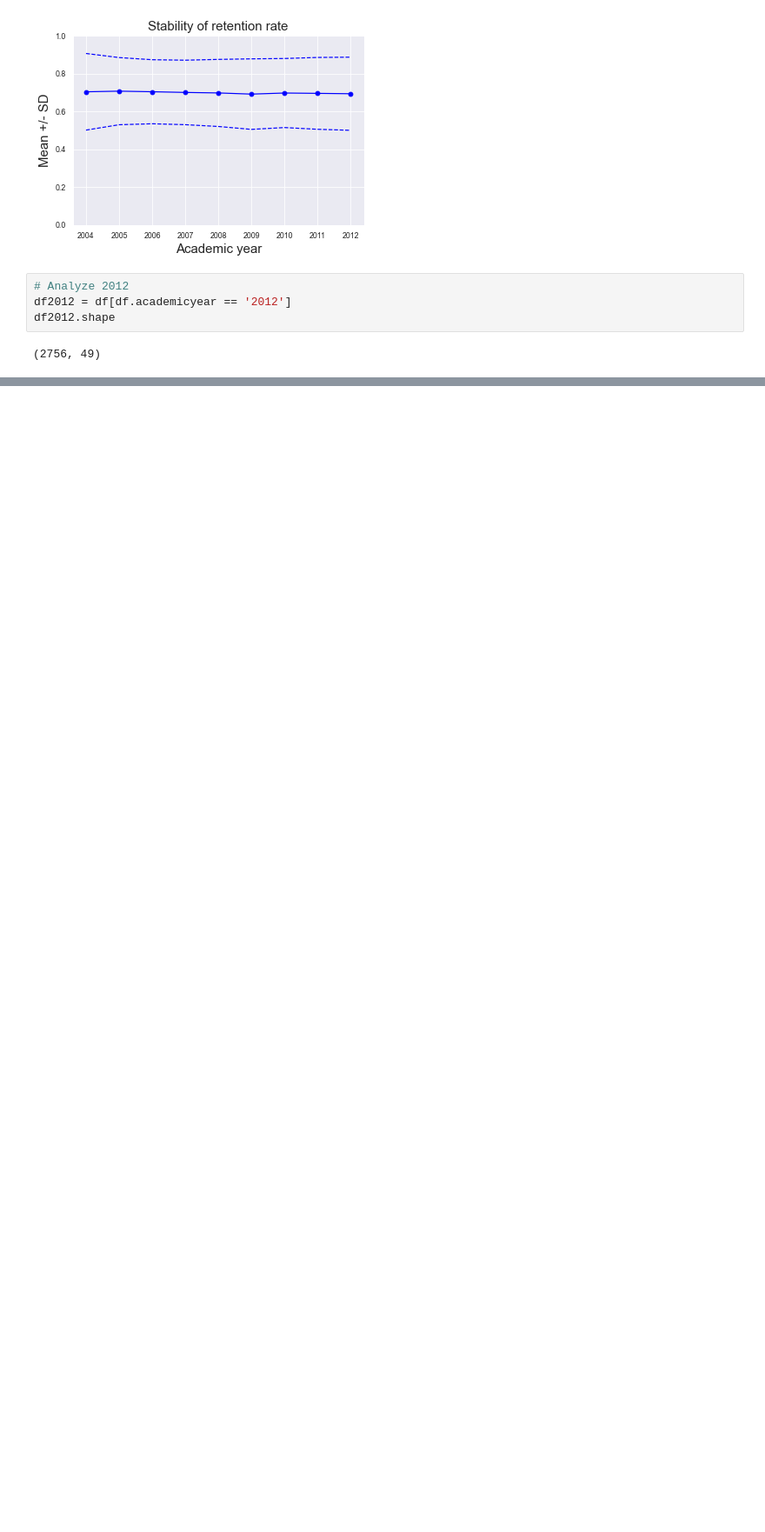
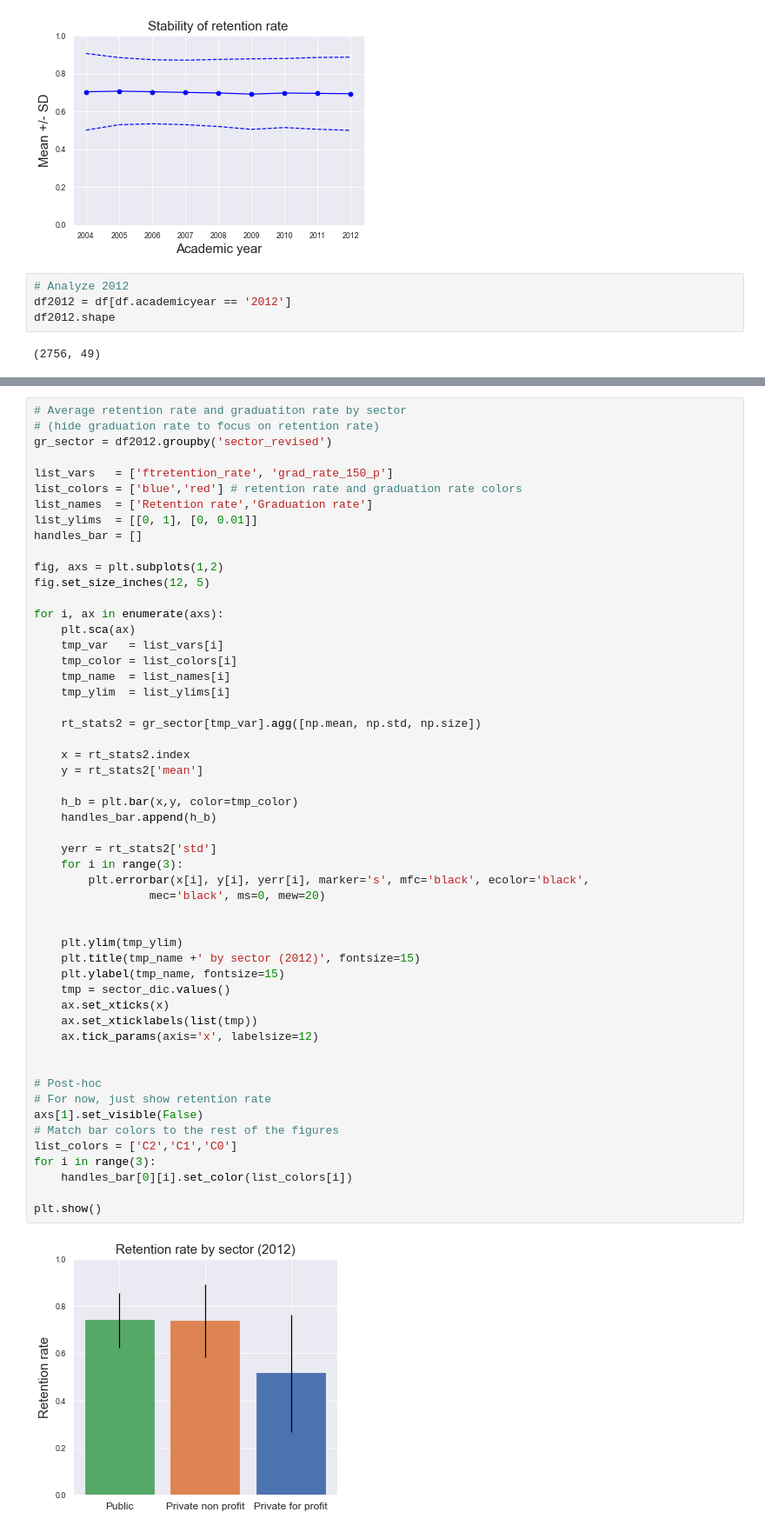
Before and after one commit to TakahiroDoi/unipeds2, a Jupyter notebook: explore-data.ipynb, the cells around one changed output, grey strips where cells are left out. Shown at 87% size. Cells and saved outputs as stored; diff of their text form; blank space fills up the shorter version.

```diff
--- a/explore-data.ipynb
+++ b/explore-data.ipynb
@@ -173,0 +210,55 @@ array(['3', '2', '1'], dtype=object)
+# %%
+# Average retention rate and graduatiton rate by sector
+# (hide graduation rate to focus on retention rate)
+gr_sector = df2012.groupby('sector_revised')
+
+list_vars   = ['ftretention_rate', 'grad_rate_150_p']
+list_colors = ['blue','red'] # retention rate and graduation rate colors
+list_names  = ['Retention rate','Graduation rate']
+list_ylims  = [[0, 1], [0, 0.01]]
+handles_bar = []
+
+fig, axs = plt.subplots(1,2)
+fig.set_size_inches(12, 5)
+
+for i, ax in enumerate(axs):
+    plt.sca(ax)
+    tmp_var   = list_vars[i]
+    tmp_color = list_colors[i]
+    tmp_name  = list_names[i]
+    tmp_ylim  = list_ylims[i]
+
+    rt_stats2 = gr_sector[tmp_var].agg([np.mean, np.std, np.size])
+
+    x = rt_stats2.index
+    y = rt_stats2['mean']
+
+    h_b = plt.bar(x,y, color=tmp_color)
+    handles_bar.append(h_b)
+
+    yerr = rt_stats2['std']
+    for i in range(3):
+        plt.errorbar(x[i], y[i], yerr[i], marker='s', mfc='black', ecolor='black',
+                 mec='black', ms=0, mew=20)
+
+
+    plt.ylim(tmp_ylim)
+    plt.title(tmp_name +' by sector (2012)', fontsize=15)
+    plt.ylabel(tmp_name, fontsize=15)
+    tmp = sector_dic.values()
+    ax.set_xticks(x)
+    ax.set_xticklabels(list(tmp))
+    ax.tick_params(axis='x', labelsize=12)
+
+
+# Post-hoc
+# For now, just show retention rate
+axs[1].set_visible(False)
+# Match bar colors to the rest of the figures
+list_colors = ['C2','C1','C0']
+for i in range(3):
+    handles_bar[0][i].set_color(list_colors[i])
+
+plt.show()
+# %% [output]
+[figure, added]
```
Also changed, not shown: parts of 27 cells of this notebook, 5 other files.
